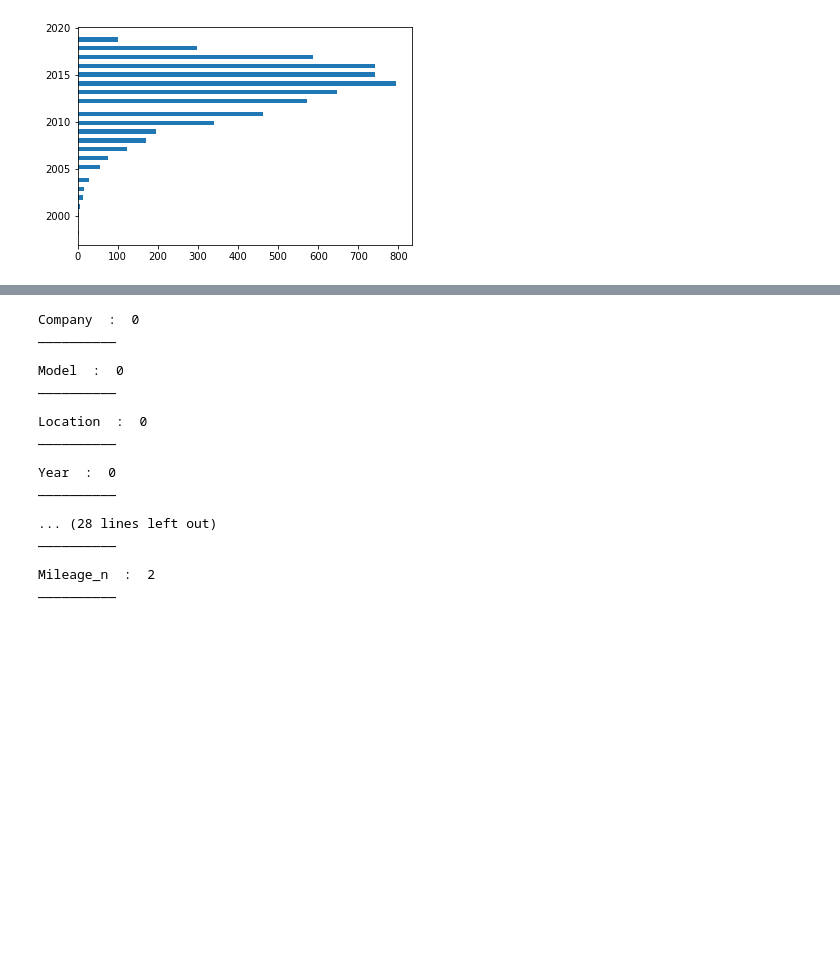
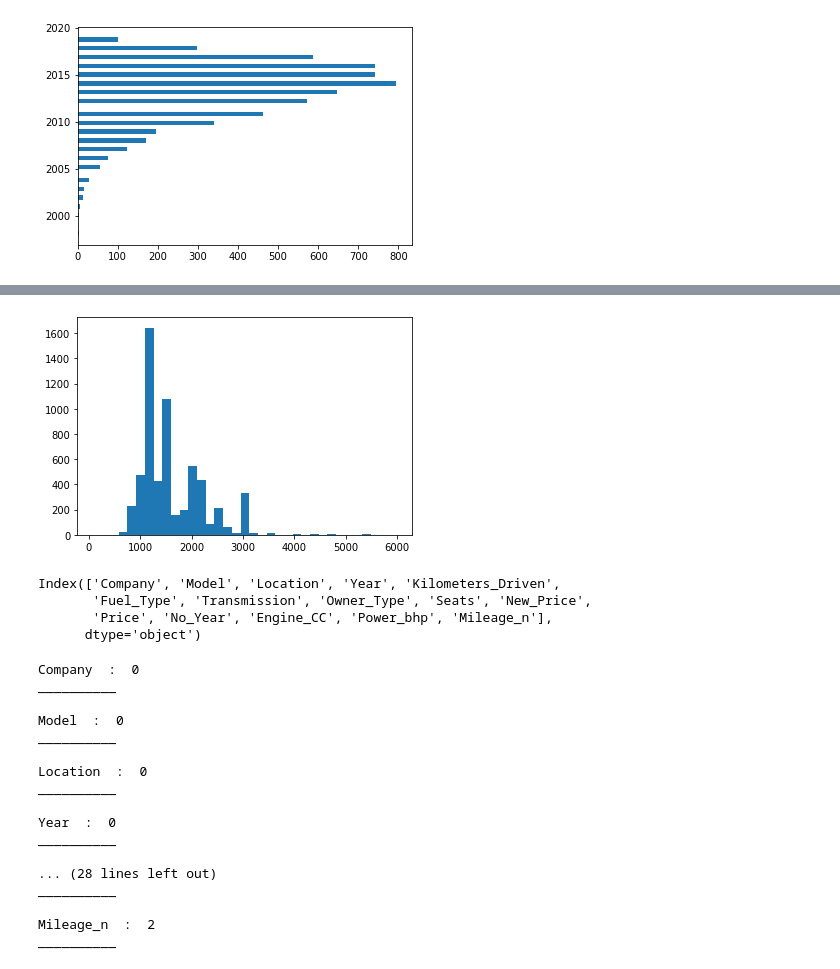
Before and after one commit to ranjeet964/Car-resell-price-prediction, a Jupyter notebook: car price prediction.ipynb, the cells around one changed output, grey strips where cells are left out. Saved outputs shown, nothing was run; the diff lists cells and outputs as text; code cells hidden in the pictures; blank space fills up the shorter version.

```diff
--- a/car price prediction.ipynb
+++ b/car price prediction.ipynb
@@ -291,0 +269,12 @@ plt.show()
+# %%
+plt.hist(train_new['Engine_CC'], bins=35, orientation='vertical')
+plt.show()
+# %% [output]
+[figure, added]
+# %%
+train_new.columns
+# %% [output]
+Index(['Company', 'Model', 'Location', 'Year', 'Kilometers_Driven',
+       'Fuel_Type', 'Transmission', 'Owner_Type', 'Seats', 'New_Price',
+       'Price', 'No_Year', 'Engine_CC', 'Power_bhp', 'Mileage_n'],
+      dtype='object')
```
Also changed, not shown: parts of 19 cells of this notebook.
